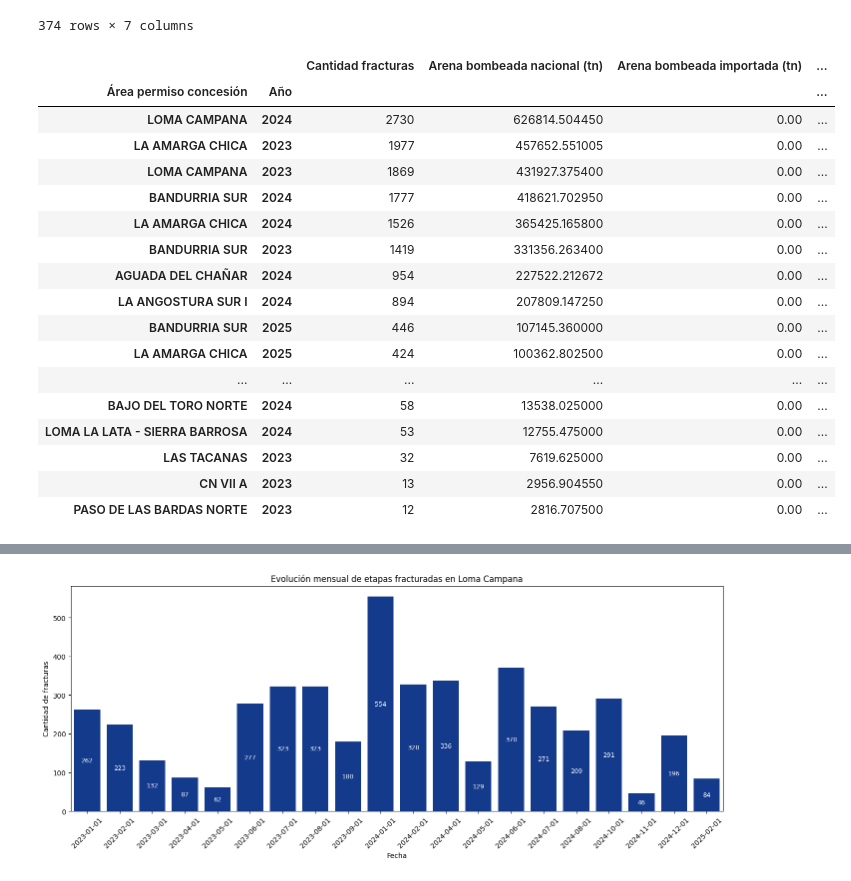
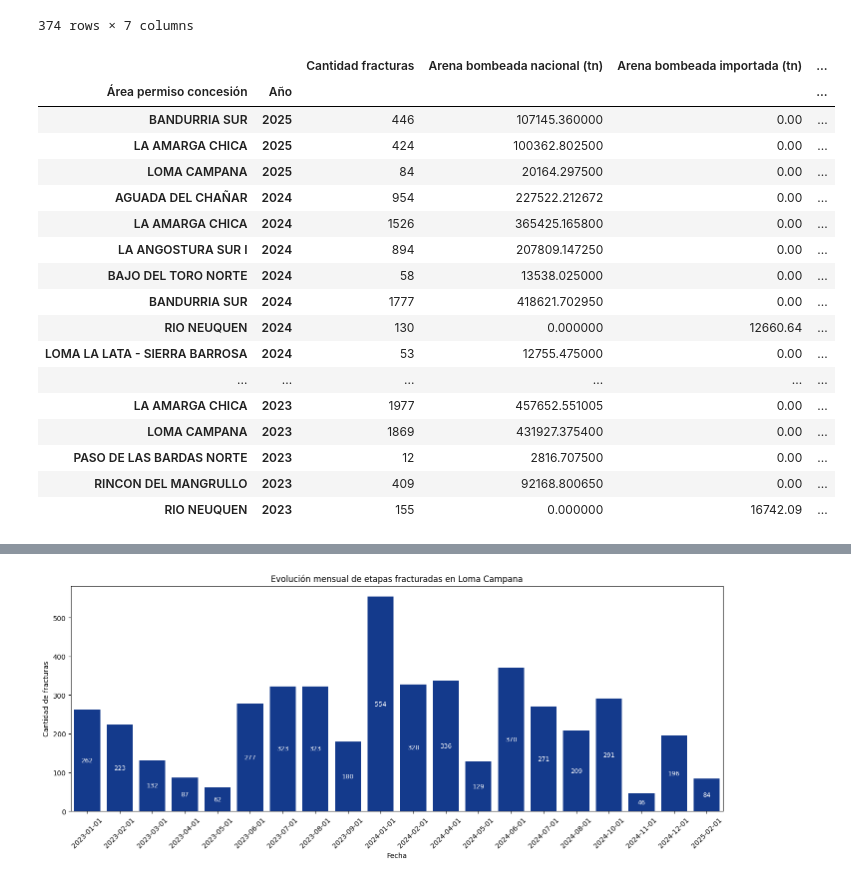
Before and after one commit to antonellafontanetto/Etapas-Fracturadas---YPF, a Jupyter notebook: Etapas_Fracturadas_de_YPF.ipynb, the cells around one changed output, grey strips where cells are left out. Drawn from its saved outputs; the diff is of its cells as text; code cells hidden in the pictures.

```diff
--- a/Etapas_Fracturadas_de_YPF.ipynb
+++ b/Etapas_Fracturadas_de_YPF.ipynb
@@ -244,28 +244,28 @@ ef_ypf.groupby(['Año','Mes','ID pozo'])[
 # %%
 #Se utiliza la función groupby para calcular la suma de las variables anteriores a partir del año 2023 por mes desde el área con mayor cantidad de fracturas por año
 ef_ypf[ef_ypf['Año'] >= 2023].groupby(['Área permiso concesión','Año'])[
     ['Cantidad fracturas', 'Arena bombeada nacional (tn)', 'Arena bombeada importada (tn)',
      'Agua inyectada (m3)', 'CO2 inyectado (m3)', 'Presión máxima (psi)', 'Potencia equipos fractura (hp)']
-].sum().sort_values(by='Cantidad fracturas', ascending=False)
+].sum().sort_values(by='Año', ascending=False)
 # %% [output]
 |  |  | Cantidad fracturas | Arena bombeada nacional (tn) | Arena bombeada importada (tn) | ... |
 | Área permiso concesión | Año |  |  |  | ... |
-| LOMA CAMPANA | 2024 | 2730 | 626814.504450 | 0.00 | ... |
+| BANDURRIA SUR | 2025 | 446 | 107145.360000 | 0.00 | ... |
+| LA AMARGA CHICA | 2025 | 424 | 100362.802500 | 0.00 | ... |
+| LOMA CAMPANA | 2025 | 84 | 20164.297500 | 0.00 | ... |
+| AGUADA DEL CHAÑAR | 2024 | 954 | 227522.212672 | 0.00 | ... |
+| LA AMARGA CHICA | 2024 | 1526 | 365425.165800 | 0.00 | ... |
+| LA ANGOSTURA SUR I | 2024 | 894 | 207809.147250 | 0.00 | ... |
+| BAJO DEL TORO NORTE | 2024 | 58 | 13538.025000 | 0.00 | ... |
+| BANDURRIA SUR | 2024 | 1777 | 418621.702950 | 0.00 | ... |
+| RIO NEUQUEN | 2024 | 130 | 0.000000 | 12660.64 | ... |
+| LOMA LA LATA - SIERRA BARROSA | 2024 | 53 | 12755.475000 | 0.00 | ... |
+| ... | ... | ... | ... | ... | ... |
 | LA AMARGA CHICA | 2023 | 1977 | 457652.551005 | 0.00 | ... |
 | LOMA CAMPANA | 2023 | 1869 | 431927.375400 | 0.00 | ... |
-| BANDURRIA SUR | 2024 | 1777 | 418621.702950 | 0.00 | ... |
-| LA AMARGA CHICA | 2024 | 1526 | 365425.165800 | 0.00 | ... |
-| BANDURRIA SUR | 2023 | 1419 | 331356.263400 | 0.00 | ... |
-| AGUADA DEL CHAÑAR | 2024 | 954 | 227522.212672 | 0.00 | ... |
-| LA ANGOSTURA SUR I | 2024 | 894 | 207809.147250 | 0.00 | ... |
-| BANDURRIA SUR | 2025 | 446 | 107145.360000 | 0.00 | ... |
-| LA AMARGA CHICA | 2025 | 424 | 100362.802500 | 0.00 | ... |
-| ... | ... | ... | ... | ... | ... |
-| BAJO DEL TORO NORTE | 2024 | 58 | 13538.025000 | 0.00 | ... |
-| LOMA LA LATA - SIERRA BARROSA | 2024 | 53 | 12755.475000 | 0.00 | ... |
-| LAS TACANAS | 2023 | 32 | 7619.625000 | 0.00 | ... |
-| CN VII A | 2023 | 13 | 2956.904550 | 0.00 | ... |
 | PASO DE LAS BARDAS NORTE | 2023 | 12 | 2816.707500 | 0.00 | ... |
+| RINCON DEL MANGRULLO | 2023 | 409 | 92168.800650 | 0.00 | ... |
+| RIO NEUQUEN | 2023 | 155 | 0.000000 | 16742.09 | ... |
 # %%
 #Se utiliza la función groupby para calcular la suma de las variables anteriores a partir del año 2023 por mes desde el área con mayor cantidad de fracturas por año
 ef_ypf[ef_ypf['Año'] >= 2023].groupby(['Área permiso concesión'])[
```
Also changed, not shown: parts of 23 cells of this notebook.
